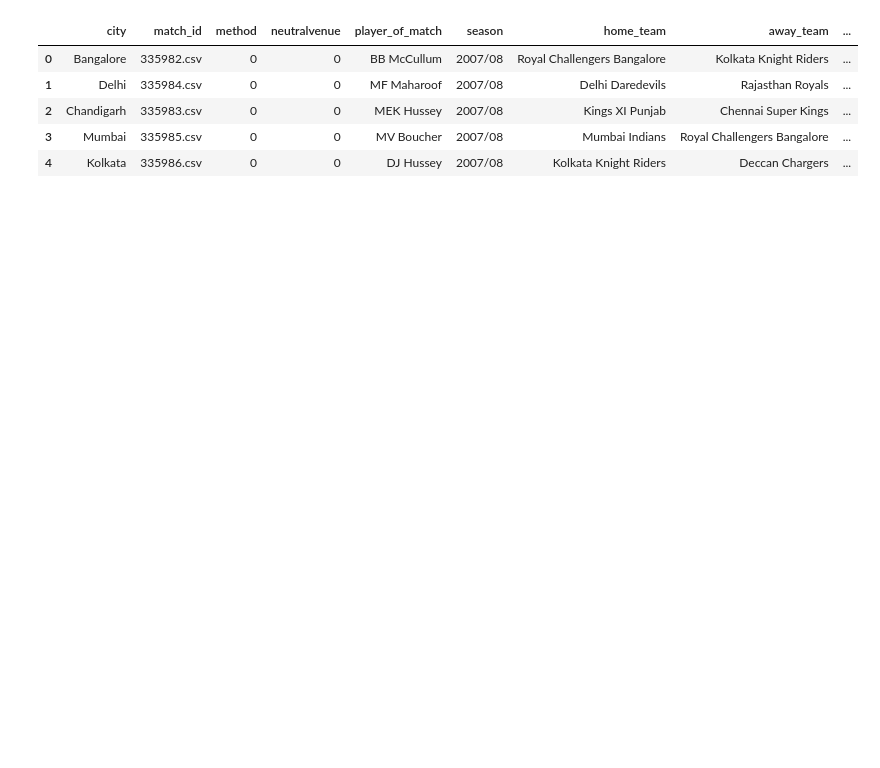
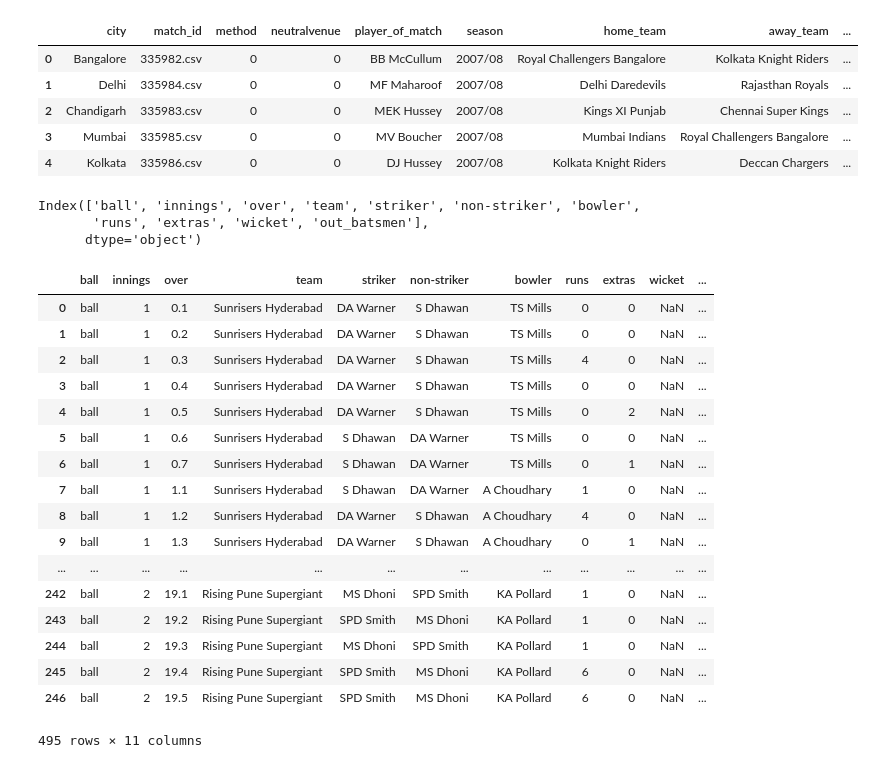
Before and after one commit to kkvamshee/ipl-analysis, a Jupyter notebook: Data_Cleaning.ipynb, the cells around one changed output. Cells and saved outputs as stored; diff of their text form; code cells hidden in the pictures; blank space fills up the shorter version.

```diff
--- a/Data_Cleaning.ipynb
+++ b/Data_Cleaning.ipynb
@@ -608,0 +612,31 @@ metadata.head()
+# %%
+temp = pd.read_csv('balldata/1082591.csv')
+temp.columns
+# %% [output]
+Index(['ball', 'innings', 'over', 'team', 'striker', 'non-striker', 'bowler',
+       'runs', 'extras', 'wicket', 'out_batsmen'],
+      dtype='object')
+# %%
+dirc = os.listdir('balldata')
+t1 = pd.read_csv('balldata/'+dirc[0])
+t2 = pd.read_csv('balldata/'+dirc[1])
+pd.concat([t1, t2])
+# %% [output]
+|  | ball | innings | over | team | striker | non-striker | bowler | runs | extras | wicket | ... |
+| 0 | ball | 1 | 0.1 | Sunrisers Hyderabad | DA Warner | S Dhawan | TS Mills | 0 | 0 | NaN | ... |
+| 1 | ball | 1 | 0.2 | Sunrisers Hyderabad | DA Warner | S Dhawan | TS Mills | 0 | 0 | NaN | ... |
+| 2 | ball | 1 | 0.3 | Sunrisers Hyderabad | DA Warner | S Dhawan | TS Mills | 4 | 0 | NaN | ... |
+| 3 | ball | 1 | 0.4 | Sunrisers Hyderabad | DA Warner | S Dhawan | TS Mills | 0 | 0 | NaN | ... |
+| 4 | ball | 1 | 0.5 | Sunrisers Hyderabad | DA Warner | S Dhawan | TS Mills | 0 | 2 | NaN | ... |
+| 5 | ball | 1 | 0.6 | Sunrisers Hyderabad | S Dhawan | DA Warner | TS Mills | 0 | 0 | NaN | ... |
+| 6 | ball | 1 | 0.7 | Sunrisers Hyderabad | S Dhawan | DA Warner | TS Mills | 0 | 1 | NaN | ... |
+| 7 | ball | 1 | 1.1 | Sunrisers Hyderabad | S Dhawan | DA Warner | A Choudhary | 1 | 0 | NaN | ... |
+| 8 | ball | 1 | 1.2 | Sunrisers Hyderabad | DA Warner | S Dhawan | A Choudhary | 4 | 0 | NaN | ... |
+| 9 | ball | 1 | 1.3 | Sunrisers Hyderabad | DA Warner | S Dhawan | A Choudhary | 0 | 1 | NaN | ... |
+| ... | ... | ... | ... | ... | ... | ... | ... | ... | ... | ... | ... |
+| 242 | ball | 2 | 19.1 | Rising Pune Supergiant | MS Dhoni | SPD Smith | KA Pollard | 1 | 0 | NaN | ... |
+| 243 | ball | 2 | 19.2 | Rising Pune Supergiant | SPD Smith | MS Dhoni | KA Pollard | 1 | 0 | NaN | ... |
+| 244 | ball | 2 | 19.3 | Rising Pune Supergiant | MS Dhoni | SPD Smith | KA Pollard | 1 | 0 | NaN | ... |
+| 245 | ball | 2 | 19.4 | Rising Pune Supergiant | SPD Smith | MS Dhoni | KA Pollard | 6 | 0 | NaN | ... |
+| 246 | ball | 2 | 19.5 | Rising Pune Supergiant | SPD Smith | MS Dhoni | KA Pollard | 6 | 0 | NaN | ... |
+495 rows × 11 columns
```
Also changed, not shown: parts of 8 cells of this notebook, 1 other file.
